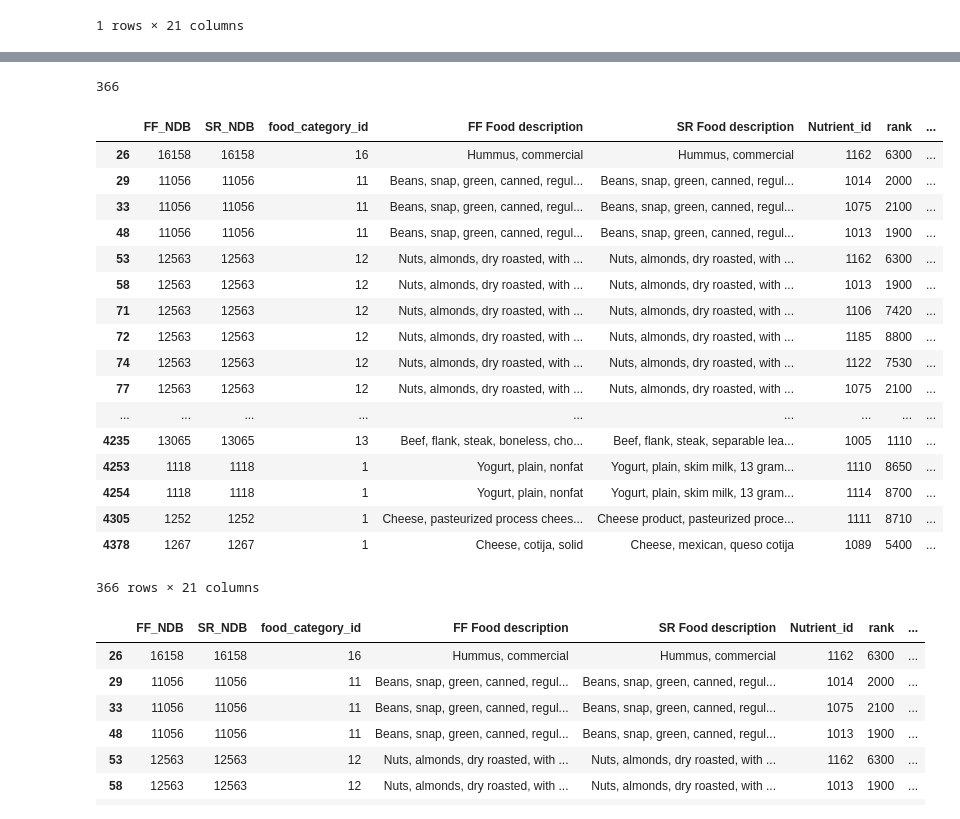
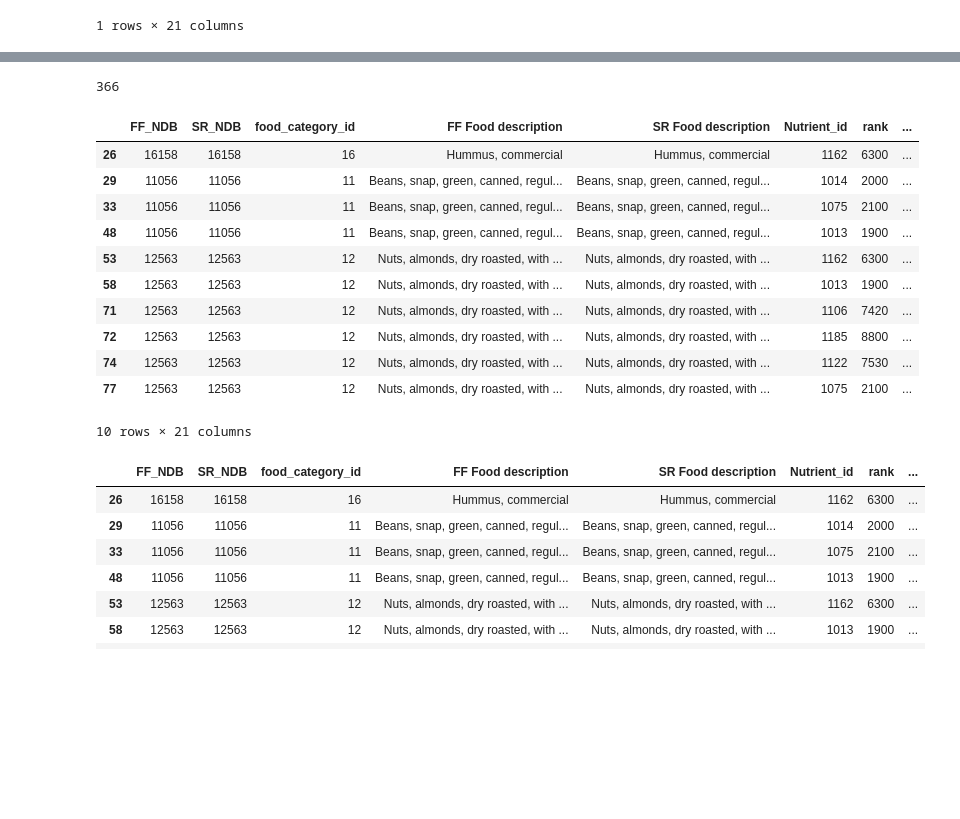
Before and after one commit to InfoChallenge2024-TeamIC24046/IC24-Data-Analytics-USDA, a Jupyter notebook: Eric_Huang_IC24046.ipynb, the cells around one changed output, grey strips where cells are left out. Cells and saved outputs as stored; diff of their text form; code cells hidden in the pictures; blank space fills up the shorter version.

```diff
--- a/Eric_Huang_IC24046.ipynb
+++ b/Eric_Huang_IC24046.ipynb
@@ -118,27 +112,21 @@ ff_sr[(ff_sr["FF Mean per 100g"]==0) & (ff_sr["SR Mean per 100g"]!=0)]
 # %%
 # rows where SS mean was 0
 print(len(ff_sr[ff_sr["SR Mean per 100g"]==0].index))
-ff_sr[ff_sr["SR Mean per 100g"]==0]
+ff_sr[ff_sr["SR Mean per 100g"]==0].head(10)
 # %% [output]
 366
 |  | FF_NDB | SR_NDB | food_category_id | FF Food description | SR Food description | Nutrient_id | rank | ... |
 | 26 | 16158 | 16158 | 16 | Hummus, commercial | Hummus, commercial | 1162 | 6300 | ... |
 | 29 | 11056 | 11056 | 11 | Beans, snap, green, canned, regul... | Beans, snap, green, canned, regul... | 1014 | 2000 | ... |
 | 33 | 11056 | 11056 | 11 | Beans, snap, green, canned, regul... | Beans, snap, green, canned, regul... | 1075 | 2100 | ... |
 | 48 | 11056 | 11056 | 11 | Beans, snap, green, canned, regul... | Beans, snap, green, canned, regul... | 1013 | 1900 | ... |
 | 53 | 12563 | 12563 | 12 | Nuts, almonds, dry roasted, with ... | Nuts, almonds, dry roasted, with ... | 1162 | 6300 | ... |
 | 58 | 12563 | 12563 | 12 | Nuts, almonds, dry roasted, with ... | Nuts, almonds, dry roasted, with ... | 1013 | 1900 | ... |
 | 71 | 12563 | 12563 | 12 | Nuts, almonds, dry roasted, with ... | Nuts, almonds, dry roasted, with ... | 1106 | 7420 | ... |
 | 72 | 12563 | 12563 | 12 | Nuts, almonds, dry roasted, with ... | Nuts, almonds, dry roasted, with ... | 1185 | 8800 | ... |
 | 74 | 12563 | 12563 | 12 | Nuts, almonds, dry roasted, with ... | Nuts, almonds, dry roasted, with ... | 1122 | 7530 | ... |
 | 77 | 12563 | 12563 | 12 | Nuts, almonds, dry roasted, with ... | Nuts, almonds, dry roasted, with ... | 1075 | 2100 | ... |
-| ... | ... | ... | ... | ... | ... | ... | ... | ... |
-| 4235 | 13065 | 13065 | 13 | Beef, flank, steak, boneless, cho... | Beef, flank, steak, separable lea... | 1005 | 1110 | ... |
-| 4253 | 1118 | 1118 | 1 | Yogurt, plain, nonfat | Yogurt, plain, skim milk, 13 gram... | 1110 | 8650 | ... |
-| 4254 | 1118 | 1118 | 1 | Yogurt, plain, nonfat | Yogurt, plain, skim milk, 13 gram... | 1114 | 8700 | ... |
-| 4305 | 1252 | 1252 | 1 | Cheese, pasteurized process chees... | Cheese product, pasteurized proce... | 1111 | 8710 | ... |
-| 4378 | 1267 | 1267 | 1 | Cheese, cotija, solid | Cheese, mexican, queso cotija | 1089 | 5400 | ... |
-366 rows × 21 columns
+10 rows × 21 columns
 # %%
 #FF and SR that have Mean Per 100g = 0
 zero_change = ff_sr[(ff_sr["SR Mean per 100g"]==0) & (ff_sr["FF Mean per 100g"]==0)]
```
Also changed, not shown: parts of 1 cell of this notebook.
